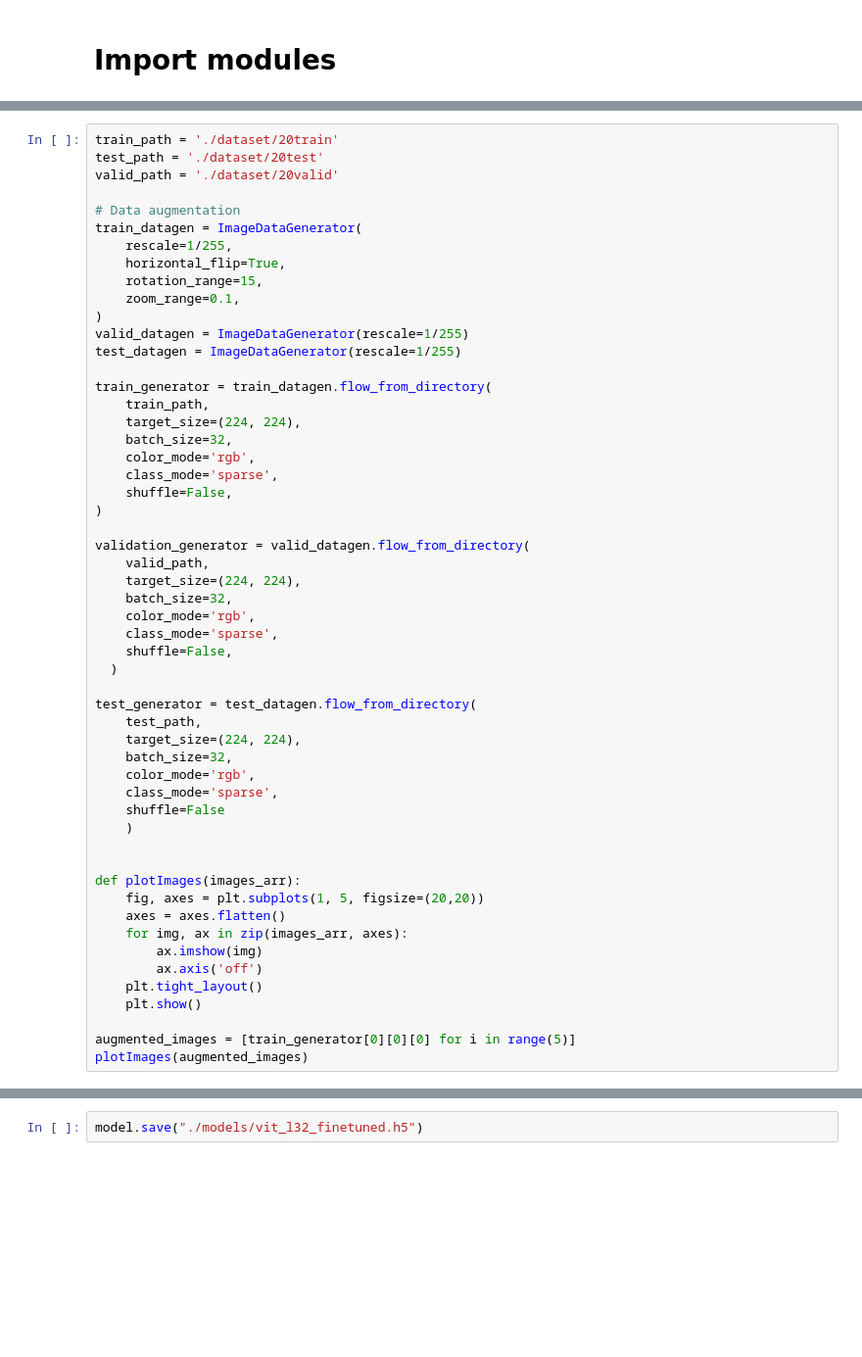
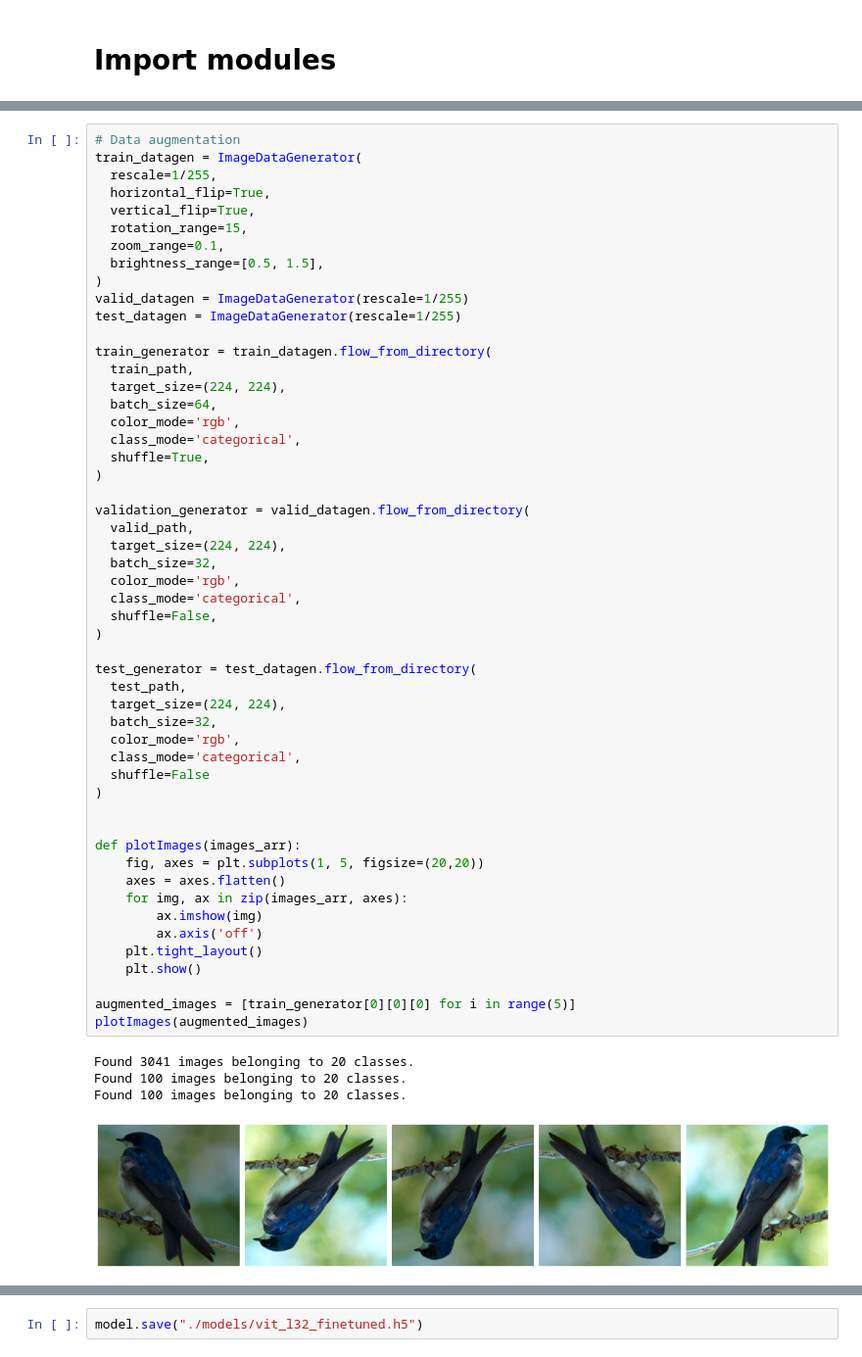
Before and after one commit to Shaunmak1214/birds-classifier, a Jupyter notebook: vit.ipynb, the cells around one changed output, grey strips where cells are left out. Shown at 98% size. Drawn from its saved outputs; the diff is of its cells as text; blank space fills up the shorter version.

```diff
--- a/vit.ipynb
+++ b/vit.ipynb
@@ -22,54 +36,57 @@ from vit_keras import vit
 # %%
-train_path = './dataset/20train'
-test_path = './dataset/20test'
-valid_path = './dataset/20valid'
-
 # Data augmentation
 train_datagen = ImageDataGenerator(
-    rescale=1/255,
-    horizontal_flip=True,
-    rotation_range=15,
-    zoom_range=0.1,
+  rescale=1/255,
+  horizontal_flip=True,
+  vertical_flip=True,
+  rotation_range=15,
+  zoom_range=0.1,
+  brightness_range=[0.5, 1.5],
 )
 valid_datagen = ImageDataGenerator(rescale=1/255)
 test_datagen = ImageDataGenerator(rescale=1/255)
 
 train_generator = train_datagen.flow_from_directory(
-    train_path,
-    target_size=(224, 224),
-    batch_size=32,
-    color_mode='rgb',
-    class_mode='sparse',
-    shuffle=False,
+  train_path,
+  target_size=(224, 224),
+  batch_size=64,
+  color_mode='rgb',
+  class_mode='categorical',
+  shuffle=True,
 )
 
 validation_generator = valid_datagen.flow_from_directory(
-    valid_path,
-    target_size=(224, 224),
-    batch_size=32,
-    color_mode='rgb',
-    class_mode='sparse',
-    shuffle=False,
-  )
+  valid_path,
+  target_size=(224, 224),
+  batch_size=32,
+  color_mode='rgb',
+  class_mode='categorical',
+  shuffle=False,
+)
 
 test_generator = test_datagen.flow_from_directory(
-    test_path,
-    target_size=(224, 224),
-    batch_size=32,
-    color_mode='rgb',
-    class_mode='sparse',
-    shuffle=False
-    )
+  test_path,
+  target_size=(224, 224),
+  batch_size=32,
+  color_mode='rgb',
+  class_mode='categorical',
+  shuffle=False
+)
 
 
 def plotImages(images_arr):
     fig, axes = plt.subplots(1, 5, figsize=(20,20))
     axes = axes.flatten()
     for img, ax in zip(images_arr, axes):
         ax.imshow(img)
         ax.axis('off')
     plt.tight_layout()
     plt.show()
 
 augmented_images = [train_generator[0][0][0] for i in range(5)]
 plotImages(augmented_images)
+# %% [output]
+Found 3041 images belonging to 20 classes.
+Found 100 images belonging to 20 classes.
+Found 100 images belonging to 20 classes.
+[figure, added]
```
Also changed, not shown: parts of 21 cells of this notebook, 6 other files.
